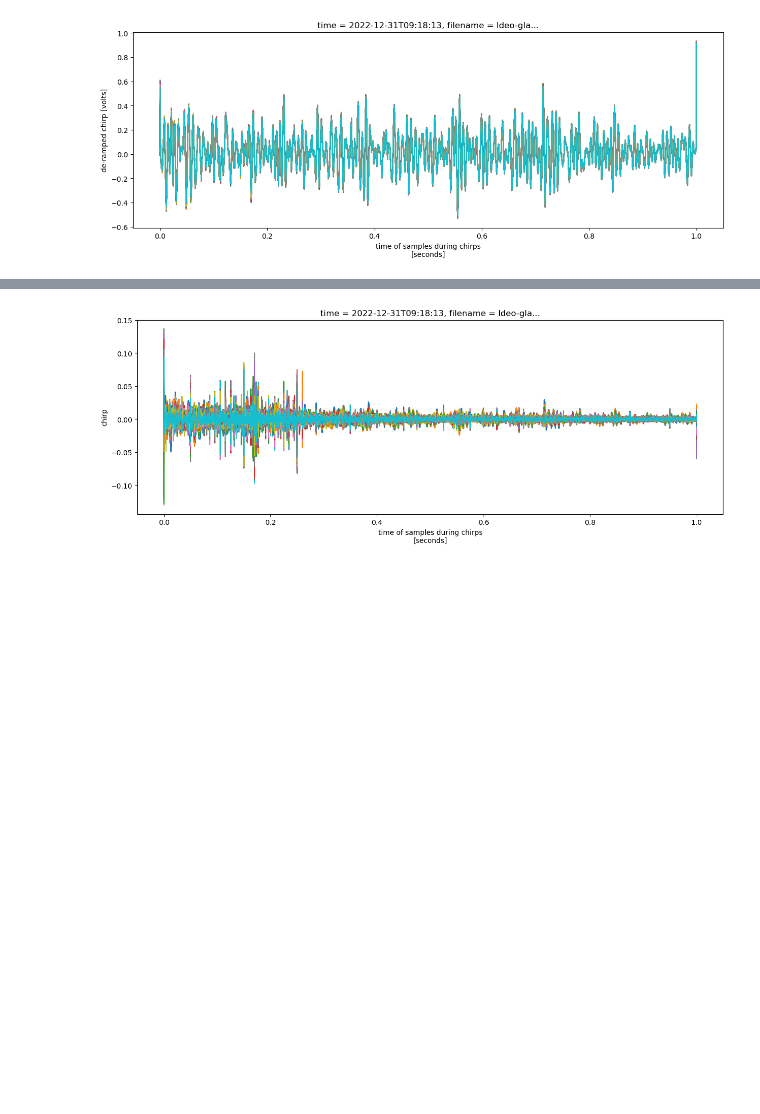
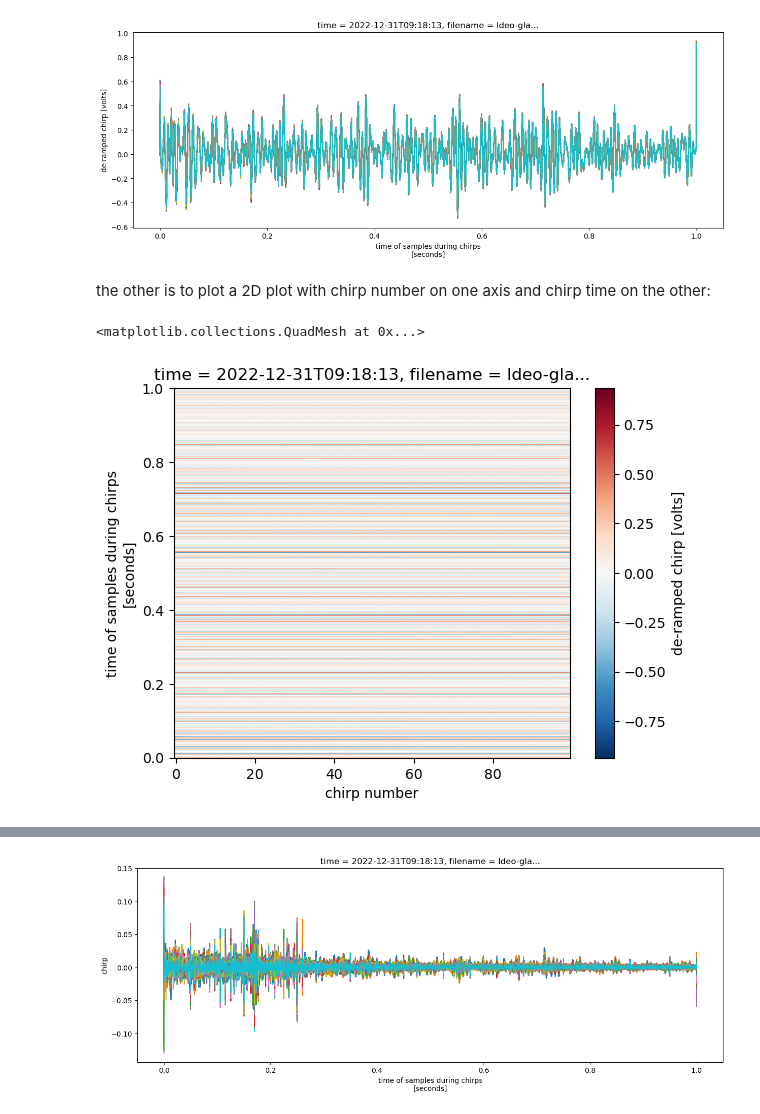
Before and after one commit to ldeo-glaciology/glaciology-intro-book, a Jupyter notebook: src/sections/radar/apres/apres_data_1.ipynb, the cells around one changed output, grey strips where cells are left out. Cells and saved outputs as stored; diff of their text form; code cells hidden in the pictures; blank space fills up the shorter version.

```diff
--- a/src/sections/radar/apres/apres_data_1.ipynb
+++ b/src/sections/radar/apres/apres_data_1.ipynb
@@ -72,3 +76,10 @@ chirp.isel(chirp_num=0).plot(x = 'chirp_time', figsize = (15, 5));
 chirp.plot(x = 'chirp_time', hue = 'chirp_num',  add_legend = False, figsize = (15, 5));
 # %% [output]
 [figure]
+# %% [markdown]
+the other is to plot a 2D plot with chirp number on one axis and chirp time on the other:
+# %%
+chirp.plot()
+# %% [output]
+<matplotlib.collections.QuadMesh at 0x...>
+[figure, added]
```
Also changed, not shown: parts of 14 cells of this notebook.
